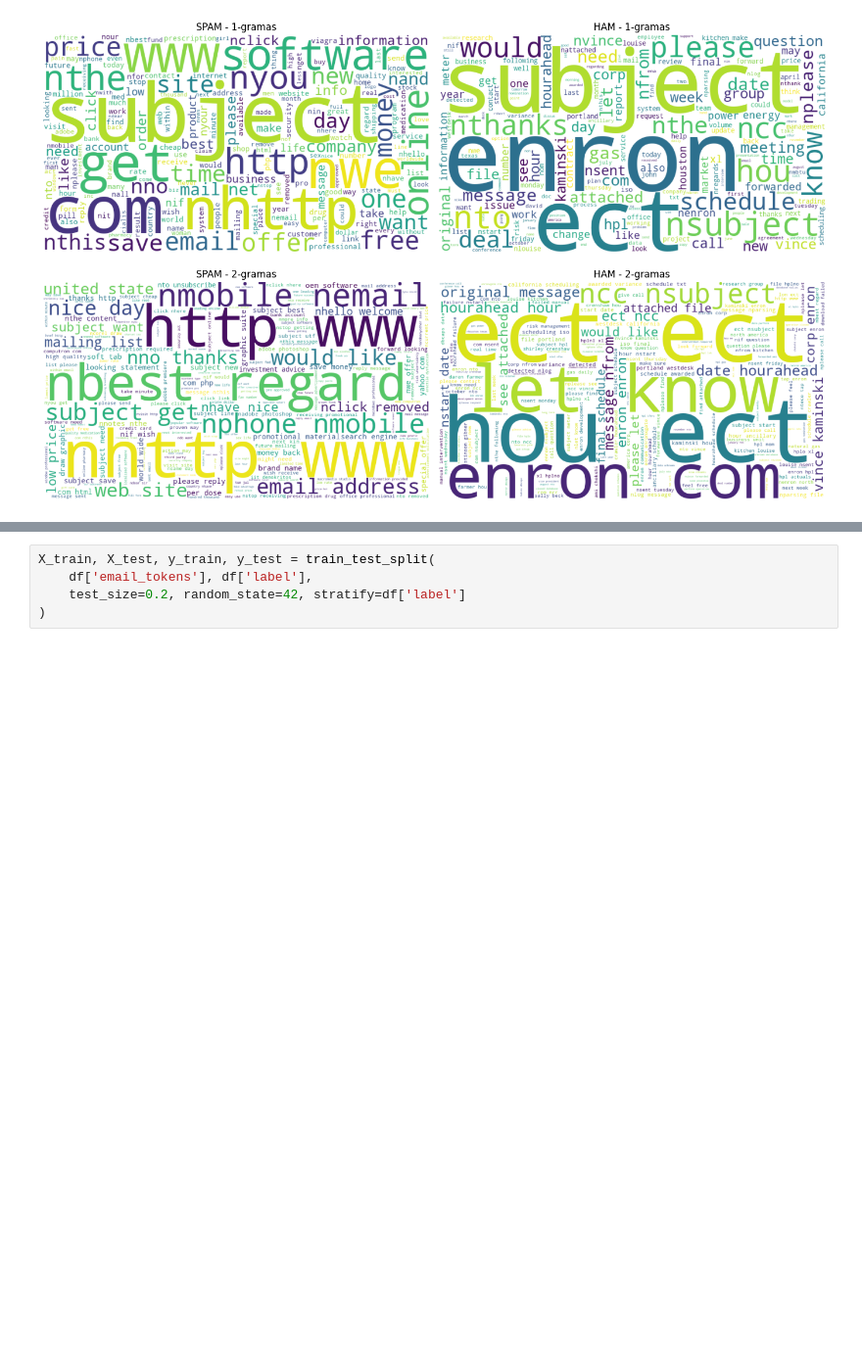
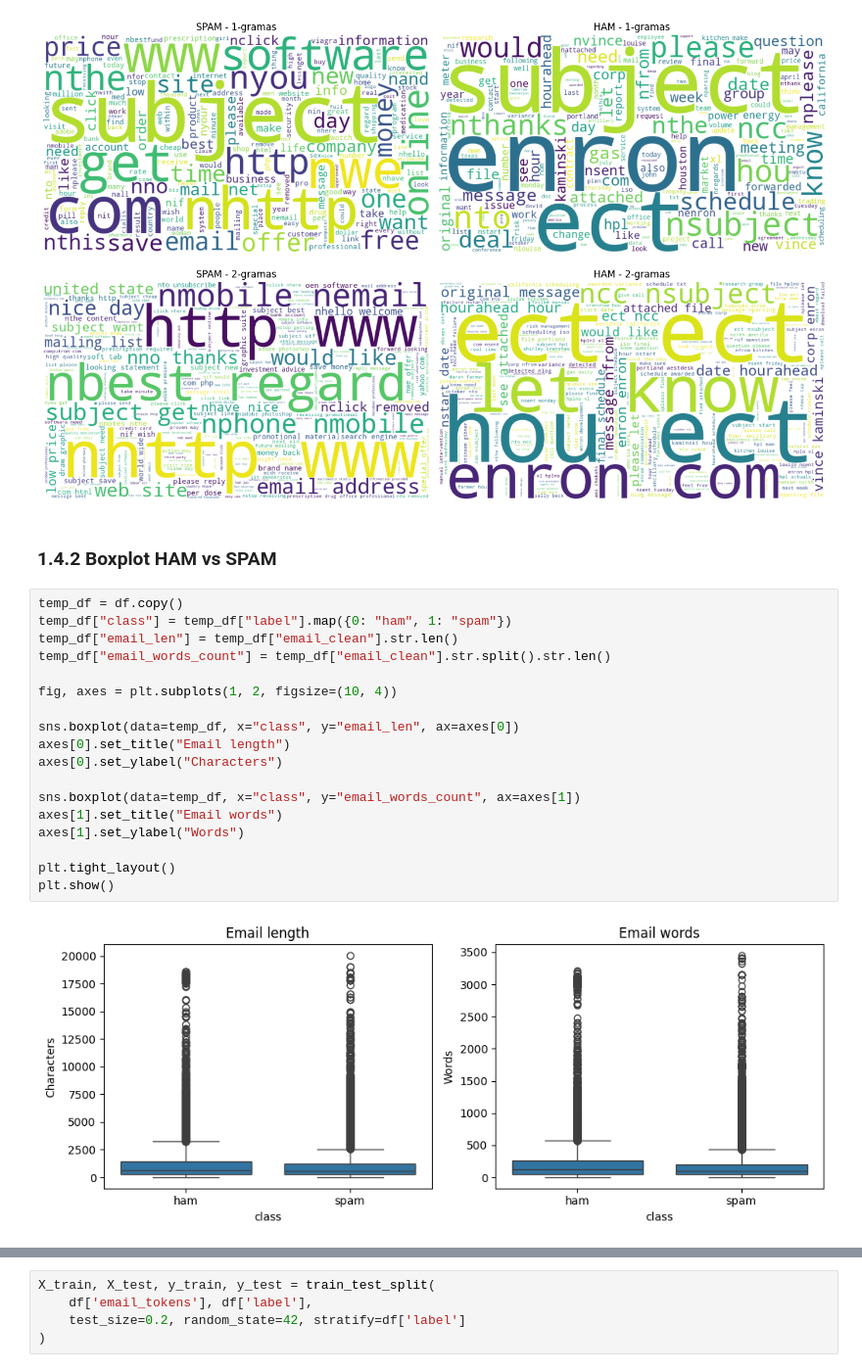
Before and after one commit to spuerta10/SpamDetectionNaiveBayes, a Jupyter notebook: notebooks/nb_vs_mlp.ipynb, the cells around one changed output, grey strips where cells are left out. Shown at 98% size. Saved outputs shown, nothing was run; the diff lists cells and outputs as text; blank space fills up the shorter version.

Commit message:
feat: Added HAM vs SPAM EDA

```diff
--- a/notebooks/nb_vs_mlp.ipynb
+++ b/notebooks/nb_vs_mlp.ipynb
@@ -277,4 +282,27 @@ plt.tight_layout()
 plt.show()
 # %% [output]
 [figure]
+# %% [markdown]
+<a id="sec-1-4-2"></a>
+### 1.4.2 Boxplot HAM vs SPAM
+# %%
+temp_df = df.copy()
+temp_df["class"] = temp_df["label"].map({0: "ham", 1: "spam"})
+temp_df["email_len"] = temp_df["email_clean"].str.len()
+temp_df["email_words_count"] = temp_df["email_clean"].str.split().str.len()
+
+fig, axes = plt.subplots(1, 2, figsize=(10, 4))
+
+sns.boxplot(data=temp_df, x="class", y="email_len", ax=axes[0])
+axes[0].set_title("Email length")
+axes[0].set_ylabel("Characters")
+
+sns.boxplot(data=temp_df, x="class", y="email_words_count", ax=axes[1])
+axes[1].set_title("Email words")
+axes[1].set_ylabel("Words")
+
+plt.tight_layout()
+plt.show()
+# %% [output]
+[figure, added]
 # %% [markdown]
```
Also changed, not shown: parts of 4 cells of this notebook.
